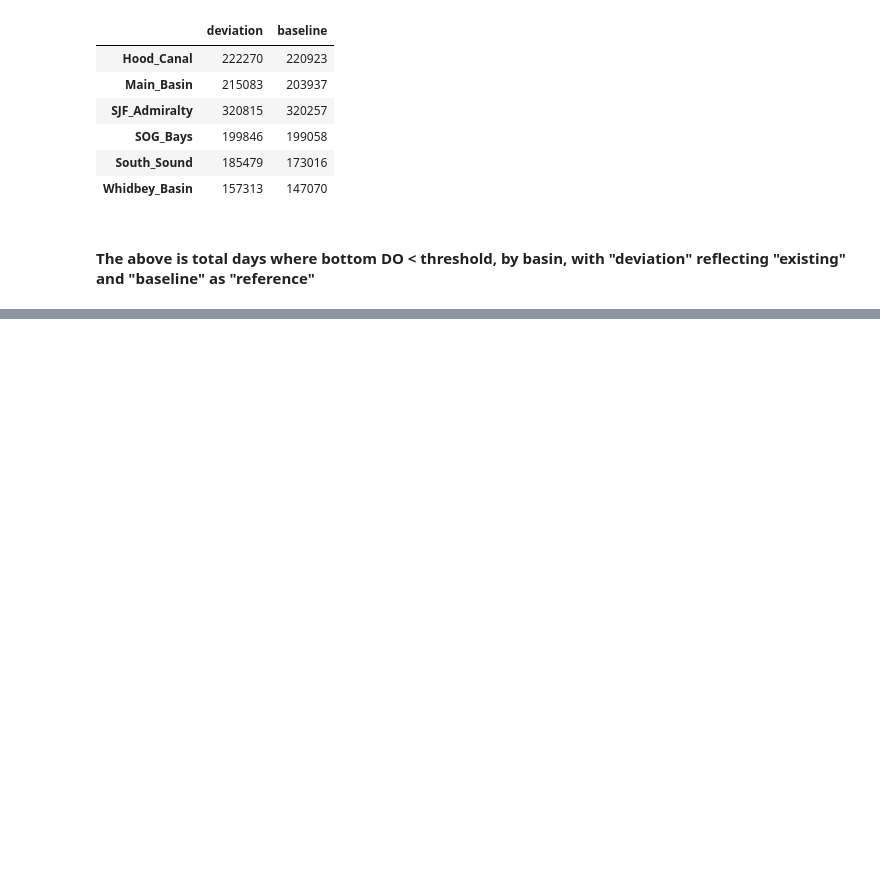
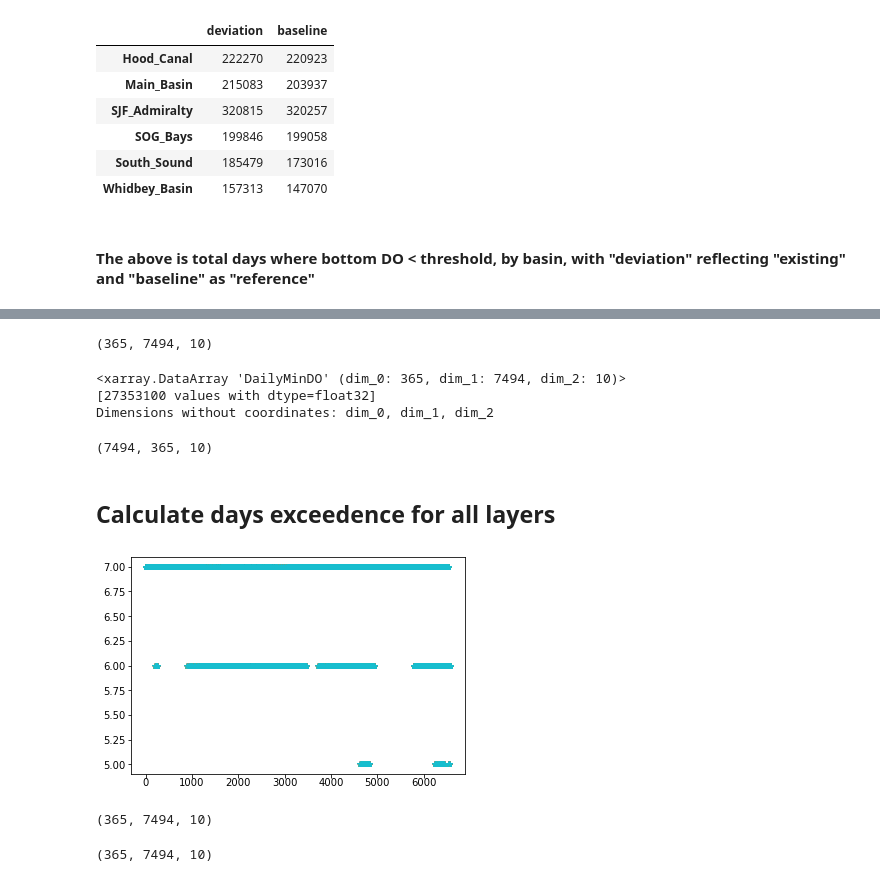
Before and after one commit to UW-PSI/SalishSeaModel-analysis, a Jupyter notebook: notebooks/dev_days_exceedence.ipynb, the cells around one changed output, grey strips where cells are left out. Saved outputs shown, nothing was run; the diff lists cells and outputs as text; code cells hidden in the pictures; blank space fills up the shorter version.

```diff
--- a/notebooks/dev_days_exceedence.ipynb
+++ b/notebooks/dev_days_exceedence.ipynb
@@ -134,0 +190,29 @@ test.shape
+# %%
+minDailyDO_shp[run_type].shape
+# %% [output]
+(365, 7494, 10)
+# %%
+minDailyDO_shp[run_type]
+# %% [output]
+<xarray.DataArray 'DailyMinDO' (dim_0: 365, dim_1: 7494, dim_2: 10)>
+[27353100 values with dtype=float32]
+Dimensions without coordinates: dim_0, dim_1, dim_2
+# %%
+minDailyDO_shp[run_type].transpose('dim_1','dim_0','dim_2').shape
+# %% [output]
+(7494, 365, 10)
+# %% [markdown]
+## Calculate days exceedence for all layers
+# %%
+DO_thresh = gdf['DO_std']
+DO_thresh3D = np.ones((nnodes,ndays,10))*np.array(DO_thresh).reshape(nnodes,1,1)
+# %%
+goodDO = DO_thresh3D>0
+for depth in range(0,10):
+    plt.plot(DO_thresh3D[good][:,1,depth],'*')
+# %% [output]
+[figure, added]
+# %%
+minDailyDO_shp[run_type].shape
+# %% [output]
+(365, 7494, 10)
@@ -134,0 +221,4 @@ test.shape
+# %%
+DO_thresh3D.shape
+# %% [output]
+(365, 7494, 10)
```
Also changed, not shown: parts of 18 cells of this notebook.
